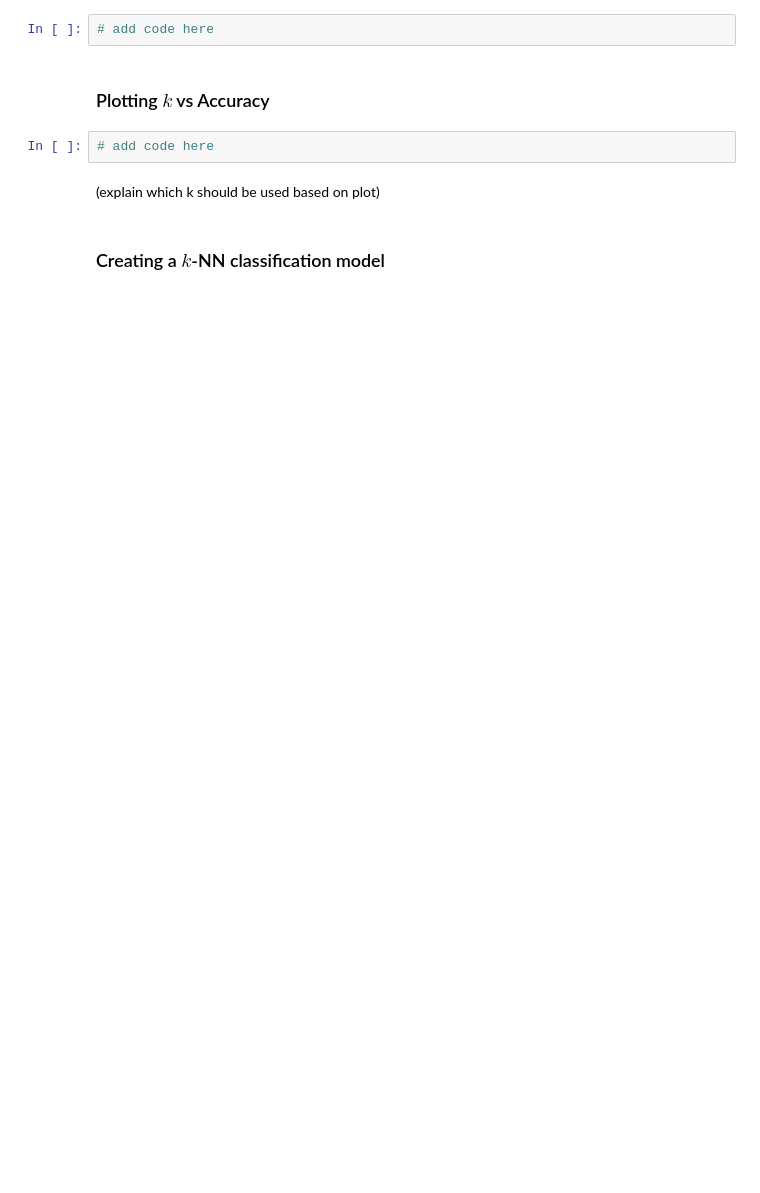
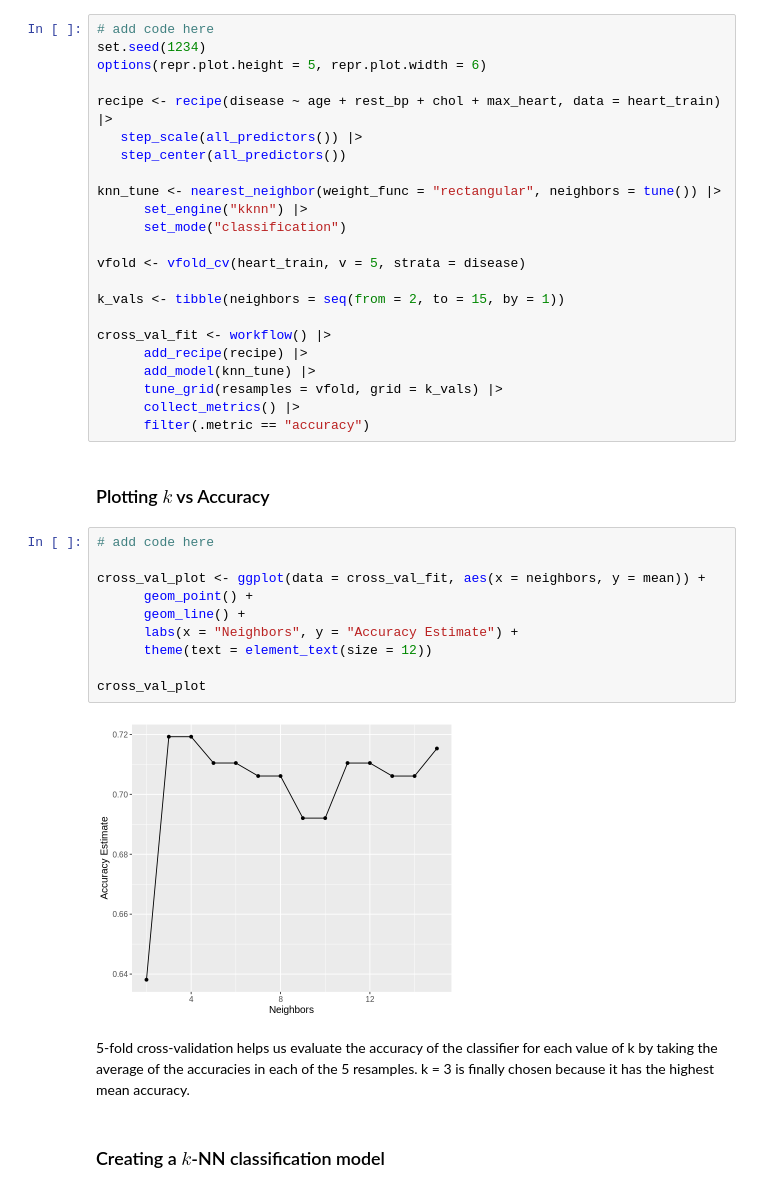
Before and after one commit to auraaaaura/dsci-100-2023-group-44, a Jupyter notebook: group44_project_report.ipynb, the cells around one changed output. Cells and saved outputs as stored; diff of their text form; blank space fills up the shorter version.

```diff
--- a/group44_project_report.ipynb
+++ b/group44_project_report.ipynb
@@ -230,12 +212,43 @@ max_heart_chol_plot
 ### Determining the most suitable $k$ value
 # %%
 # add code here
+set.seed(1234)
+options(repr.plot.height = 5, repr.plot.width = 6)
+
+recipe <- recipe(disease ~ age + rest_bp + chol + max_heart, data = heart_train) |>
+   step_scale(all_predictors()) |>
+   step_center(all_predictors())
+
+knn_tune <- nearest_neighbor(weight_func = "rectangular", neighbors = tune()) |>
+      set_engine("kknn") |>
+      set_mode("classification")
+
+vfold <- vfold_cv(heart_train, v = 5, strata = disease)
+
+k_vals <- tibble(neighbors = seq(from = 2, to = 15, by = 1))
+
+cross_val_fit <- workflow() |>
+      add_recipe(recipe) |>
+      add_model(knn_tune) |>
+      tune_grid(resamples = vfold, grid = k_vals) |>
+      collect_metrics() |>
+      filter(.metric == "accuracy")
 # %% [markdown]
 ### Plotting $k$ vs Accuracy
 # %%
 # add code here
+
+cross_val_plot <- ggplot(data = cross_val_fit, aes(x = neighbors, y = mean)) +
+      geom_point() +
+      geom_line() +
+      labs(x = "Neighbors", y = "Accuracy Estimate") +
+      theme(text = element_text(size = 12))
+
+cross_val_plot
+# %% [output]
+[figure, added]
 # %% [markdown]
-(explain which k should be used based on plot)
+5-fold cross-validation helps us evaluate the accuracy of the classifier for each value of k by taking the average of the accuracies in each of the 5 resamples. k = 3 is finally chosen because it has the highest mean accuracy.
 # %% [markdown]
 ### Creating a $k$-NN classification model
 # %%
```
Also changed, not shown: parts of 8 cells of this notebook.
